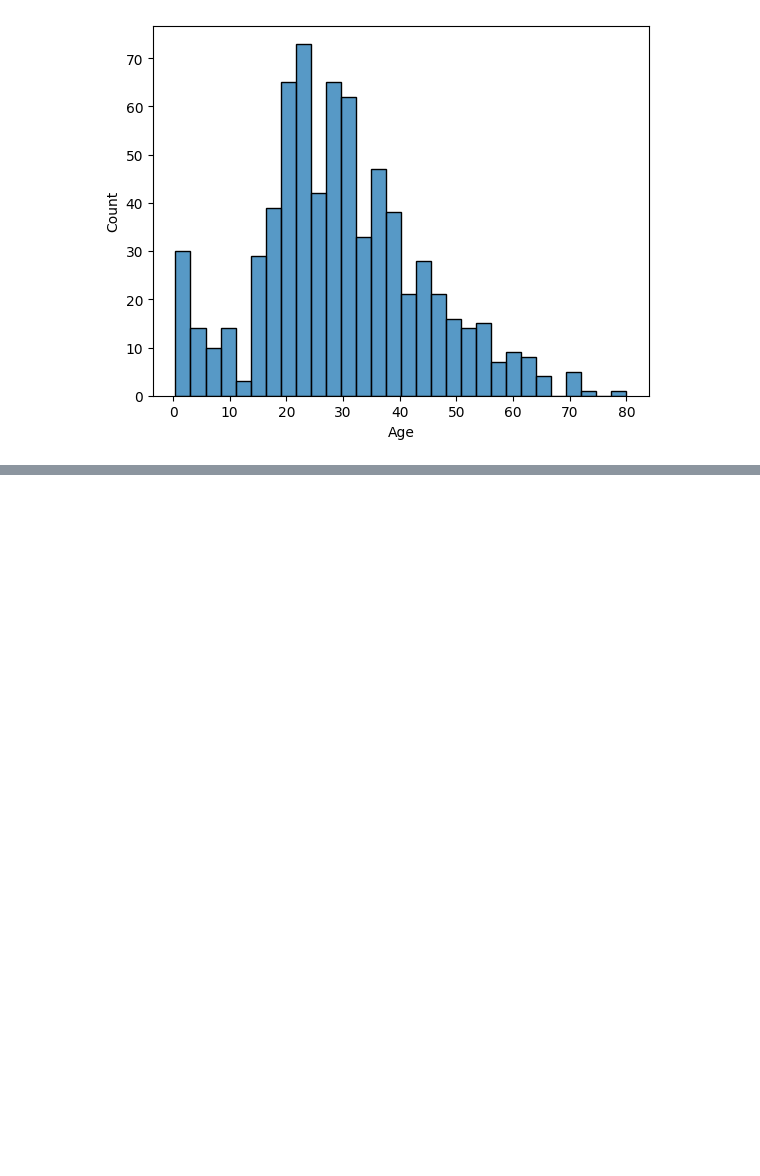
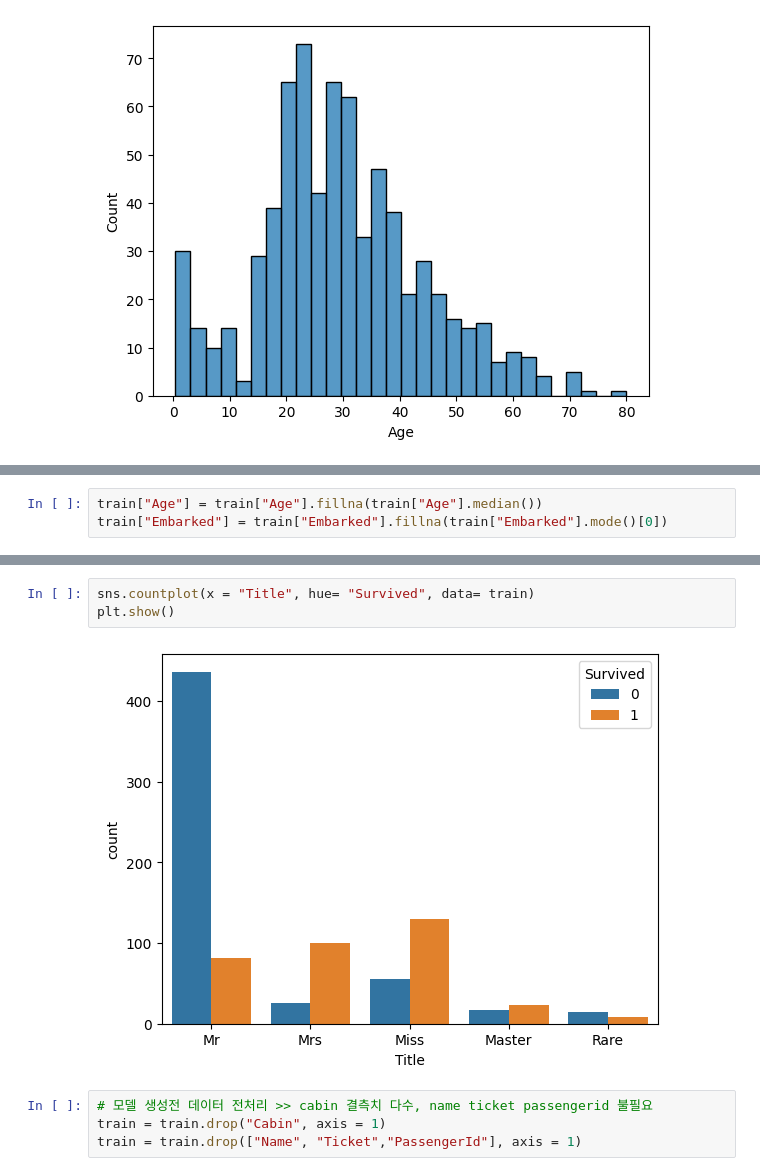
Before and after one commit to KickOutFury/AI-STUDY, a Jupyter notebook: KAGGLE/titanic/titanic_eda.ipynb, the cells around one changed output, grey strips where cells are left out. Saved outputs shown, nothing was run; the diff lists cells and outputs as text; blank space fills up the shorter version.

```diff
--- a/KAGGLE/titanic/titanic_eda.ipynb
+++ b/KAGGLE/titanic/titanic_eda.ipynb
@@ -184,0 +202,3 @@ plt.show()
+# %%
+train["Age"] = train["Age"].fillna(train["Age"].median())
+train["Embarked"] = train["Embarked"].fillna(train["Embarked"].mode()[0])
@@ -184,0 +224,9 @@ plt.show()
+# %%
+sns.countplot(x = "Title", hue= "Survived", data= train)
+plt.show()
+# %% [output]
+[figure, added]
+# %%
+# 모델 생성전 데이터 전처리 >> cabin 결측치 다수, name ticket passengerid 불필요
+train = train.drop("Cabin", axis = 1)
+train = train.drop(["Name", "Ticket","PassengerId"], axis = 1)
```
Also changed, not shown: parts of 23 cells of this notebook, 1 other file.
